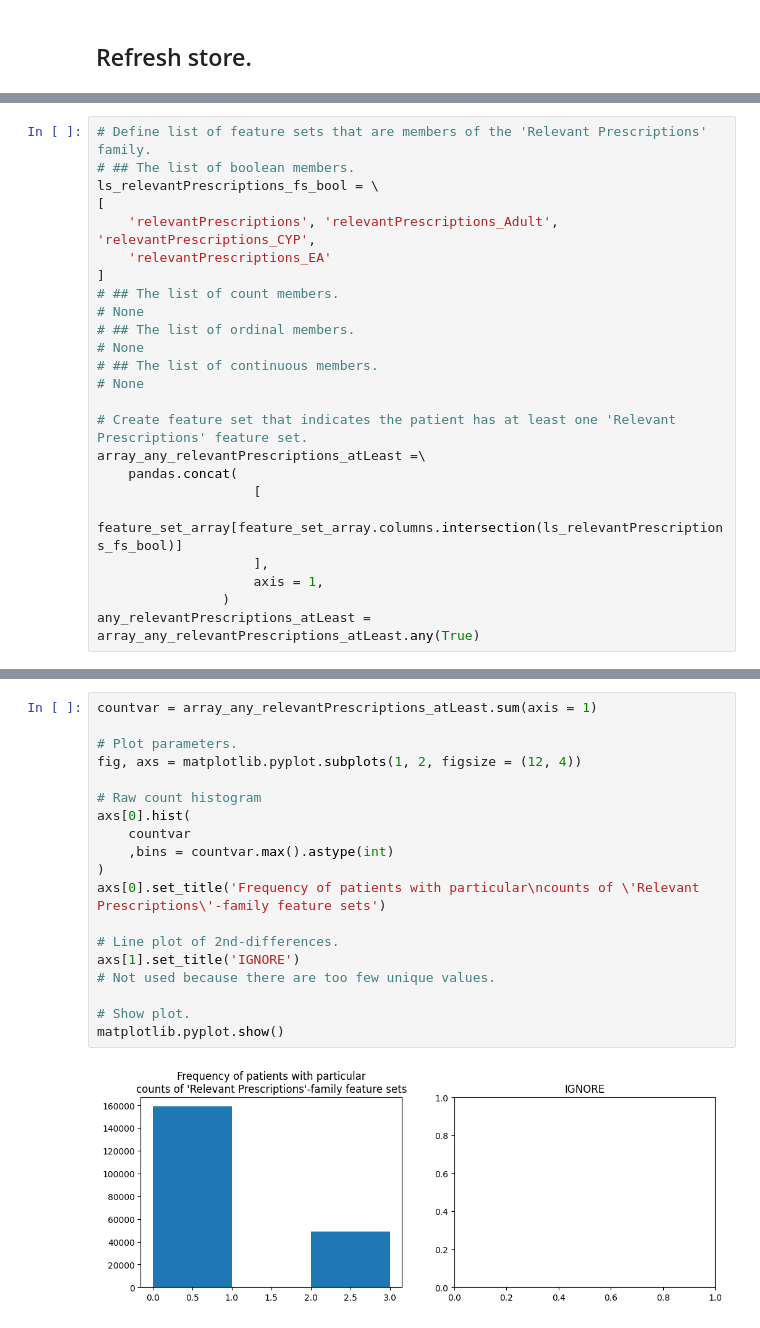
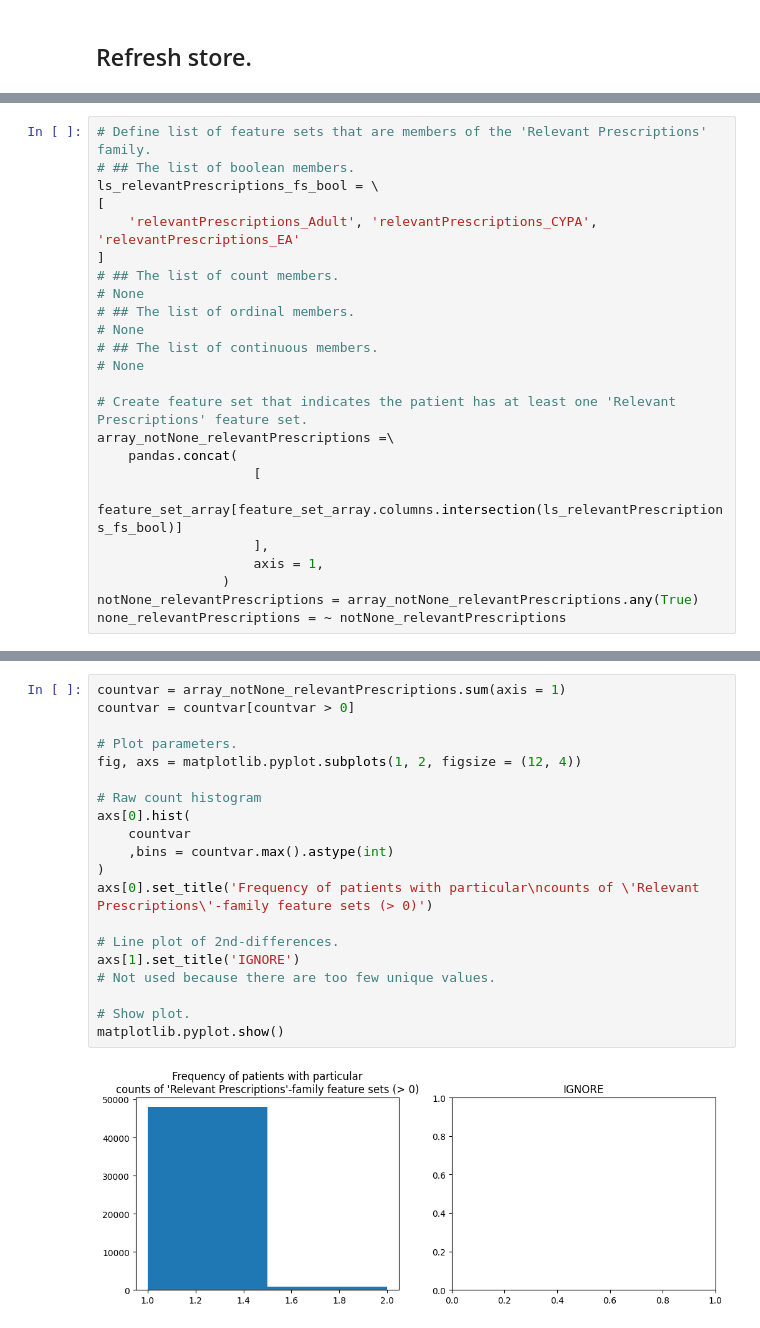
Before and after one commit to ConnectedBradford/c-mcinerney-workspace, a Jupyter notebook: UNSEEN_create_feature_sets_appendix3.ipynb, the cells around one changed output, grey strips where cells are left out. Cells and saved outputs as stored; diff of their text form.

```diff
--- a/UNSEEN_create_feature_sets_appendix3.ipynb
+++ b/UNSEEN_create_feature_sets_appendix3.ipynb
@@ -568,8 +588,7 @@ many_patternsOfPrescriptions = countvar > 4
 # ## The list of boolean members.
 ls_relevantPrescriptions_fs_bool = \
 [
-    'relevantPrescriptions', 'relevantPrescriptions_Adult', 'relevantPrescriptions_CYP',
-    'relevantPrescriptions_EA'
+    'relevantPrescriptions_Adult', 'relevantPrescriptions_CYPA', 'relevantPrescriptions_EA'
 ]
 # ## The list of count members.
 # None
@@ -579,12 +598,13 @@ ls_relevantPrescriptions_fs_bool = \
 # None
 
 # Create feature set that indicates the patient has at least one 'Relevant Prescriptions' feature set.
-array_any_relevantPrescriptions_atLeast =\
+array_notNone_relevantPrescriptions =\
     pandas.concat(
                     [
                         feature_set_array[feature_set_array.columns.intersection(ls_relevantPrescriptions_fs_bool)]
                     ],
                     axis = 1,
                 )
-any_relevantPrescriptions_atLeast = array_any_relevantPrescriptions_atLeast.any(True)
+notNone_relevantPrescriptions = array_notNone_relevantPrescriptions.any(True)
+none_relevantPrescriptions = ~ notNone_relevantPrescriptions
 # %% [markdown]
@@ -596,21 +614,22 @@ I expect that the first boundary will be between 0 and 1. I have no expectation
 # %%
-countvar = array_any_relevantPrescriptions_atLeast.sum(axis = 1)
+countvar = array_notNone_relevantPrescriptions.sum(axis = 1)
+countvar = countvar[countvar > 0]
 
 # Plot parameters.
 fig, axs = matplotlib.pyplot.subplots(1, 2, figsize = (12, 4))
 
 # Raw count histogram
 axs[0].hist(
     countvar
     ,bins = countvar.max().astype(int)
 )
-axs[0].set_title('Frequency of patients with particular\ncounts of \'Relevant Prescriptions\'-family feature sets')
+axs[0].set_title('Frequency of patients with particular\ncounts of \'Relevant Prescriptions\'-family feature sets (> 0)')
 
 # Line plot of 2nd-differences.
 axs[1].set_title('IGNORE')
 # Not used because there are too few unique values.
 
 # Show plot.
 matplotlib.pyplot.show()
 # %% [output]
-[figure, old version]
+[figure, new version]
```
Also changed, not shown: parts of 57 cells of this notebook, 2 other files.
